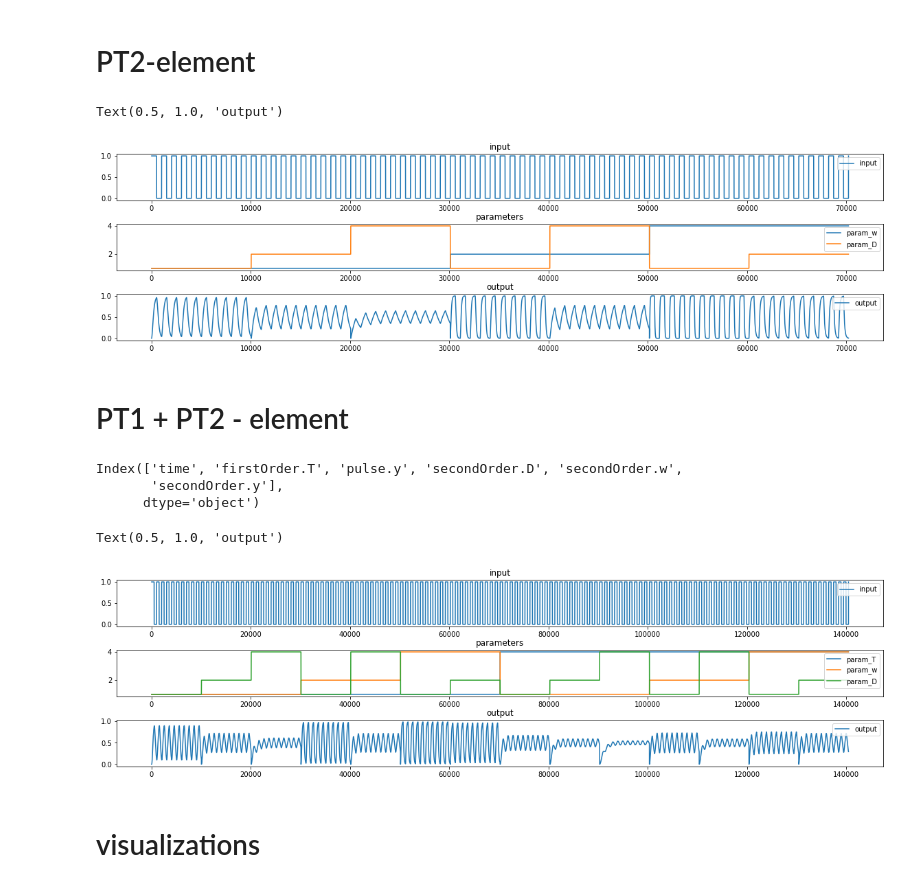
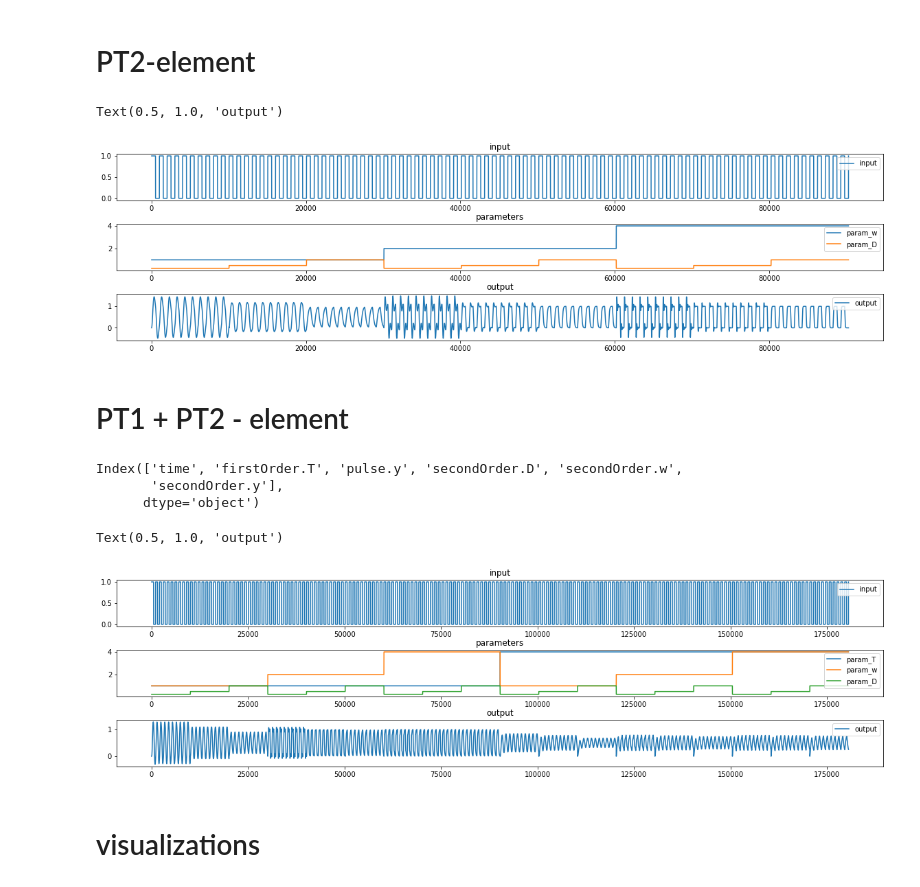
Before and after one commit to j-ehrhardt/ode-ml-datasets, a Jupyter notebook: ds_merge.ipynb, the cells around one changed output. Cells and saved outputs as stored; diff of their text form; code cells hidden in the pictures.

```diff
--- a/ds_merge.ipynb
+++ b/ds_merge.ipynb
@@ -63,9 +63,9 @@ df.to_csv("./data/pt1.csv", index=False)
 # %% [markdown]
 # PT2-element
 # %%
-df = csv_to_df("./pt2/")
+df = csv_to_df("./data/pt2/")
 cols = df.columns
-df = df.rename(columns={cols[1]:"x", cols[2]:"y", cols[3]:"w", cols[4]:"D"})
+df = df.rename(columns={cols[1]:"x", cols[2]:"y", cols[4]:"w", cols[3]:"D"})
 
 x2 = df["x"]
 param_w2 = df["w"]
@@ -91,7 +91,7 @@ plt.legend(loc="upper right")
 plt.title("output")
 # %% [output]
 Text(0.5, 1.0, 'output')
-[figure, old version]
+[figure, new version]
 # %%
 # export to csv
 df = pd.DataFrame()
@@ -105,7 +105,7 @@ df.to_csv("./data/pt2.csv", index=False)
 # %% [markdown]
 # PT1 + PT2 - element
 # %%
-df = csv_to_df("./pt12/")
+df = csv_to_df("./data/pt12/")
 cols = df.columns
 print(cols)
 
@@ -113,34 +113,34 @@ df = df.rename(columns={cols[1]:"T", cols[2]:"x", cols[3]:"D", cols[4]:"w", cols
 
 x3 = df["x"]
 param_T3 = df["T"]
 param_w3 = df["w"]
 param_D3 = df["D"]
 y3 = df["y"]
 
 plt.figure(figsize=(20,5))
 plt.subplot(3, 1, 1)
 plt.subplots_adjust(hspace=0.5)
 plt.plot(x3, label="input")
 plt.legend(loc="upper right")
 plt.title("input")
 
 plt.subplot(3, 1, 2)
 plt.plot(param_T3, label="param_T")
 plt.plot(param_w3, label="param_w")
 plt.plot(param_D3, label="param_D")
 plt.legend(loc="upper right")
 plt.title("parameters")
 
 plt.subplot(3, 1, 3)
 plt.plot(y3, label="output")
 plt.legend(loc="upper right")
 plt.title("output")
 # %% [output]
 Index(['time', 'firstOrder.T', 'pulse.y', 'secondOrder.D', 'secondOrder.w',
        'secondOrder.y'],
       dtype='object')
 Text(0.5, 1.0, 'output')
-[figure, old version]
+[figure, new version]
 # %%
 # export to csv
 df = pd.DataFrame()
```
Also changed, not shown: parts of 6 cells of this notebook.
